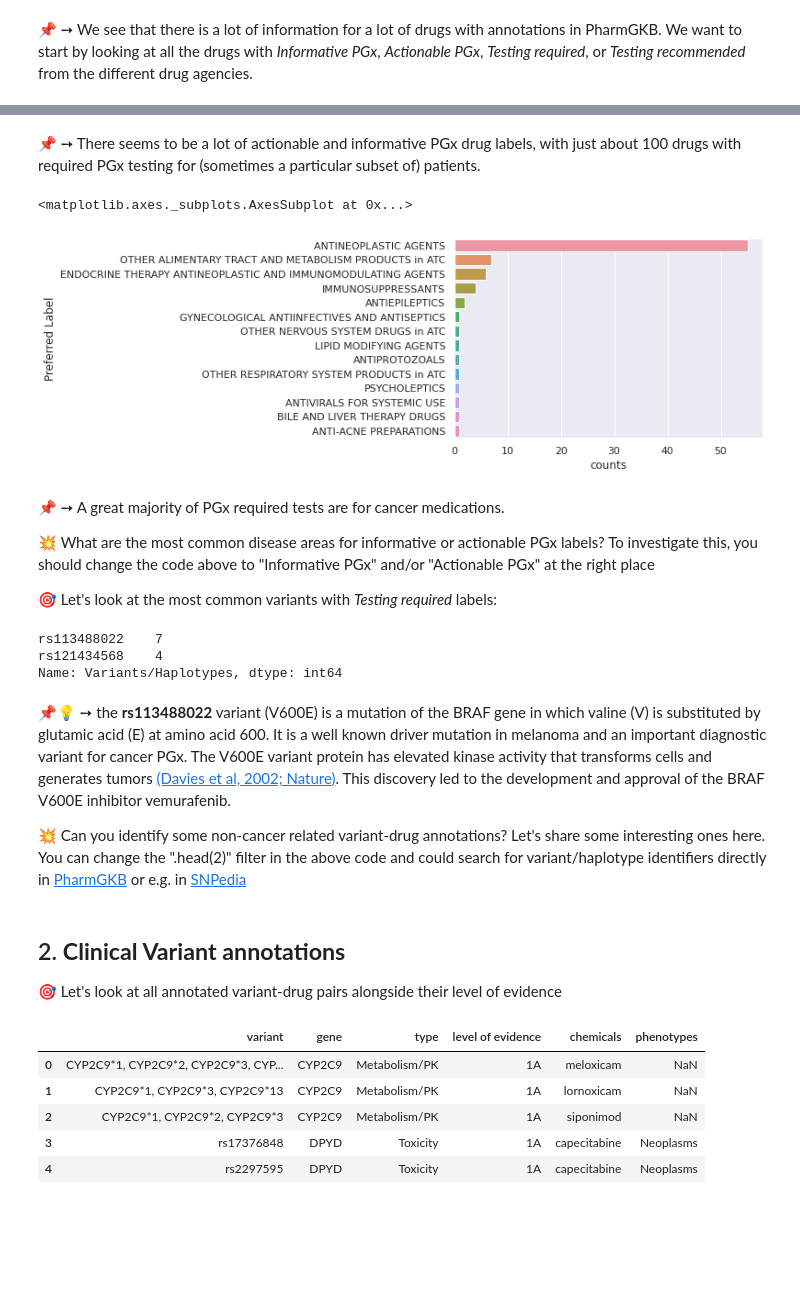
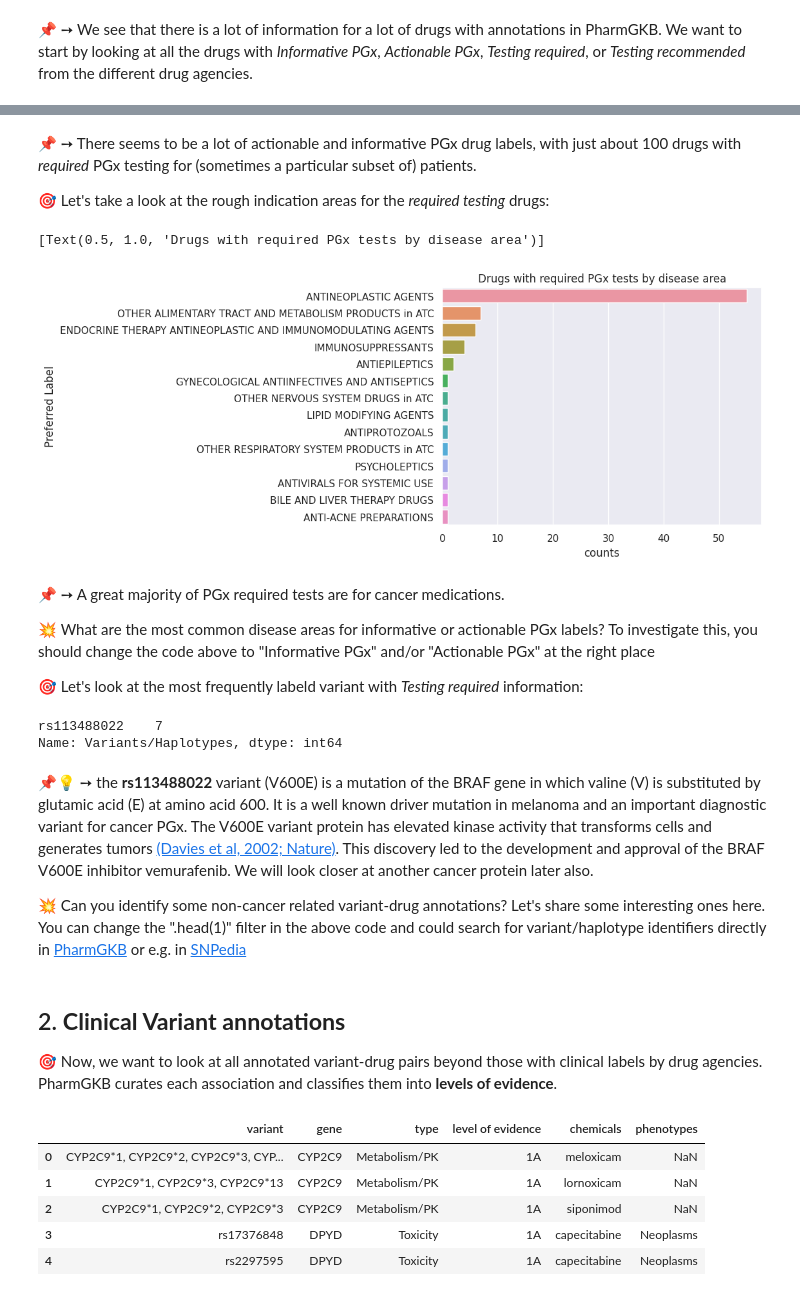
Before and after one commit to AlexanderHauser/MIND-PGx-workshop, a Jupyter notebook: pharmacogenomics.ipynb, the cells around one changed output, grey strips where cells are left out. Drawn from its saved outputs; the diff is of its cells as text; code cells hidden in the pictures; blank space fills up the shorter version.

```diff
--- a/pharmacogenomics.ipynb
+++ b/pharmacogenomics.ipynb
@@ -153,42 +169,43 @@ sns.barplot(y='Testing Level', x='Number of drugs', hue='Source', data=df_action
 # %% [markdown]
-📌 ➙  There seems to be a lot of actionable and informative PGx drug labels, with just about 100 drugs with required PGx testing for (sometimes a particular subset of) patients.
+📌 ➙  There seems to be a lot of actionable and informative PGx drug labels, with just about 100 drugs with *required* PGx testing for (sometimes a particular subset of) patients.
+
+🎯 Let's take a look at the rough indication areas for the *required testing* drugs:
 # %%
 atc = pd.read_csv("/content/MIND-PGx-workshop/data/ATC_system.csv")
 atc['atc'] =  atc['Class ID'].str.split('/', expand=True)[5]
 
 # Use only the high level ATC code, i.e. the first 3 characters
 dl_merge['atc_3'] = dl_merge.atc_codes.apply(eval).apply(lambda x: x[0][:3] if len(x) >0 else 'nan')
 
-# Focus on 'Testing required' here for now
+# Focus on 'Testing required' here:
 atc_counts = dl_merge[dl_merge['Testing Level']=='Testing required'][['Chemicals', 'atc_3']].drop_duplicates()['atc_3'].value_counts().head(20).rename_axis('atc_3').to_frame('counts')
 
 atc_df = atc_counts.merge(atc[['Preferred Label', 'atc']], left_index=True, right_on = 'atc')
 
 sns.set(font_scale=1.0)
-sns.barplot(y='Preferred Label', x='counts', data=atc_df)
+sns.barplot(y='Preferred Label', x='counts', data=atc_df).set(title='Drugs with required PGx tests by disease area')
 # %% [output]
-<matplotlib.axes._subplots.AxesSubplot at 0x...>
+[Text(0.5, 1.0, 'Drugs with required PGx tests by disease area')]
-[figure, old version]
+[figure, new version]
 # %% [markdown]
 📌 ➙ A great majority of PGx required tests are for cancer medications.
 
 💥 What are the most common disease areas for informative or actionable PGx labels? To investigate this, you should change the code above to "Informative PGx" and/or "Actionable PGx" at the right place
 
-🎯 Let's look at the most common variants with *Testing required* labels:
+🎯 Let's look at the most frequently labeld variant with *Testing required* information:
 # %%
-# Output only the top 2 results with the most drug-variant associations
-dl_merge[dl_merge['Testing Level']=='Testing required'][['Chemicals', 'Variants/Haplotypes']].drop_duplicates()['Variants/Haplotypes'].value_counts().head(2)
+# Output the top genetic variant with the most drug-variant associations
+dl_merge[dl_merge['Testing Level']=='Testing required'][['Chemicals', 'Variants/Haplotypes']].drop_duplicates()['Variants/Haplotypes'].value_counts().head(1)
 # %% [output]
 rs113488022    7
-rs121434568    4
 Name: Variants/Haplotypes, dtype: int64
 # %% [markdown]
-📌💡 ➙ the **rs113488022** variant (V600E) is a mutation of the BRAF gene in which valine (V) is substituted by glutamic acid (E) at amino acid 600. It is a well known driver mutation in melanoma and an important diagnostic variant for cancer PGx. The V600E variant protein has elevated kinase activity that transforms cells and generates tumors [(Davies et al, 2002; Nature)](dx.doi.org/10.1038%2Fnature00766). This discovery led to the development and approval of the BRAF V600E inhibitor vemurafenib.
+📌💡 ➙ the **rs113488022** variant (V600E) is a mutation of the BRAF gene in which valine (V) is substituted by glutamic acid (E) at amino acid 600. It is a well known driver mutation in melanoma and an important diagnostic variant for cancer PGx. The V600E variant protein has elevated kinase activity that transforms cells and generates tumors [(Davies et al, 2002; Nature)](dx.doi.org/10.1038%2Fnature00766). This discovery led to the development and approval of the BRAF V600E inhibitor vemurafenib. We will look closer at another cancer protein later also.
 
-💥 Can you identify some non-cancer related variant-drug annotations? Let's share some interesting ones here. You can change the ".head(2)" filter in the above code and could search for variant/haplotype identifiers directly in [PharmGKB](https://www.pharmgkb.org/) or e.g. in [SNPedia](https://www.snpedia.com/index.php/SNPedia)
+💥 Can you identify some non-cancer related variant-drug annotations? Let's share some interesting ones here. You can change the ".head(1)" filter in the above code and could search for variant/haplotype identifiers directly in [PharmGKB](https://www.pharmgkb.org/) or e.g. in [SNPedia](https://www.snpedia.com/index.php/SNPedia)
 # %% [markdown]
 ## 2. **Clinical Variant annotations**
 
-🎯 Let's look at all annotated variant-drug pairs alongside their level of evidence
+🎯 Now, we want to look at all annotated variant-drug pairs beyond those with clinical labels by drug agencies. PharmGKB curates each association and classifies them into **levels of evidence**.
 # %%
 df_clinicalraw = pd.read_csv("/content/MIND-PGx-workshop/data/clinicalVariants.tsv", sep='\t')
```
Also changed, not shown: parts of 47 cells of this notebook, 1 other file.
